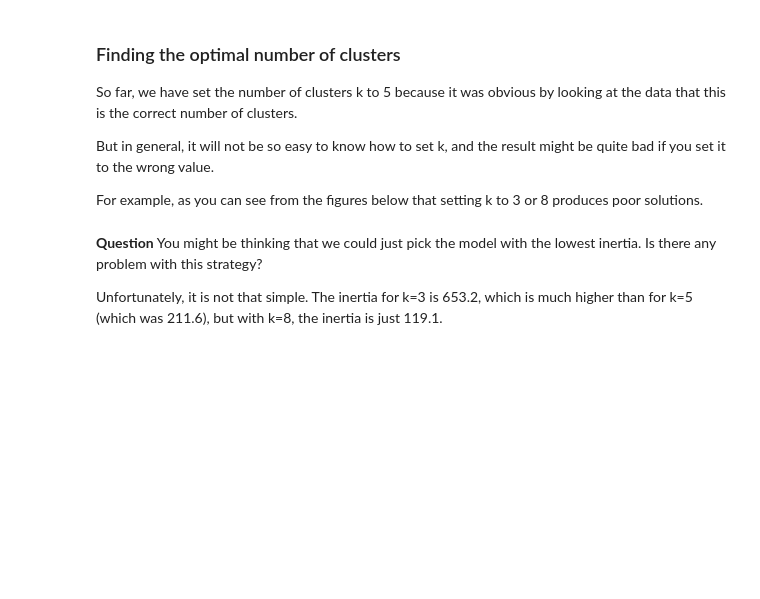
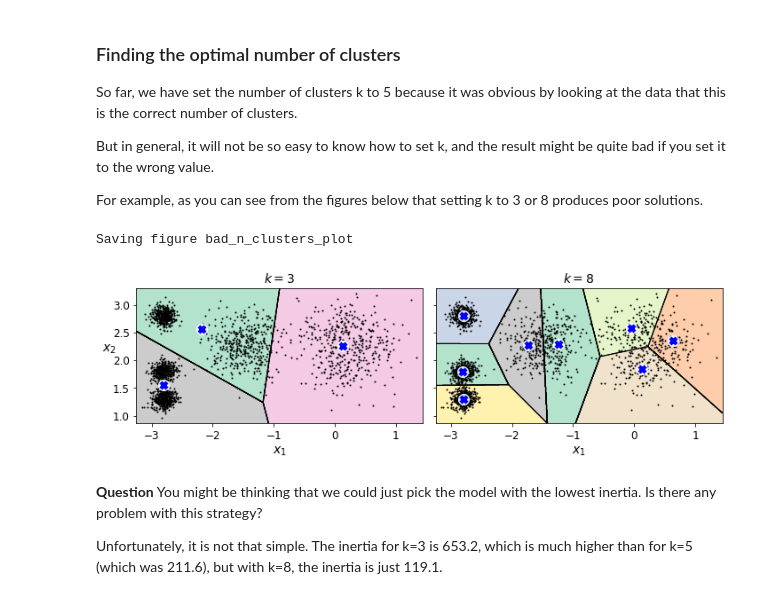
Before and after one commit to acalio/mds, a Jupyter notebook: 04-clustering/clustering.ipynb, the cells around one changed output. Saved outputs shown, nothing was run; the diff lists cells and outputs as text; code cells hidden in the pictures; blank space fills up the shorter version.

```diff
--- a/04-clustering/clustering.ipynb
+++ b/04-clustering/clustering.ipynb
@@ -442,10 +517,13 @@ For example, as you can see from the figures below that setting k to 3 or 8 prod
 # %%
 kmeans_k3 = KMeans(n_clusters=3, random_state=42)
 kmeans_k8 = KMeans(n_clusters=8, random_state=42)
 
-plot_clusterer_comparison(kmeans_k3, kmeans_k8, X, "$k=3$", "$k=8$")
+plot_cluster_comparison(kmeans_k3, kmeans_k8, X, "$k=3$", "$k=8$")
 save_fig("bad_n_clusters_plot")
 plt.show()
+# %% [output]
+Saving figure bad_n_clusters_plot
+[figure, added]
 # %% [markdown]
 **Question**
 You might be thinking that we could just pick the model with the lowest inertia. Is there any problem with this strategy?
```
Also changed, not shown: parts of 53 cells of this notebook, 7 other files.
